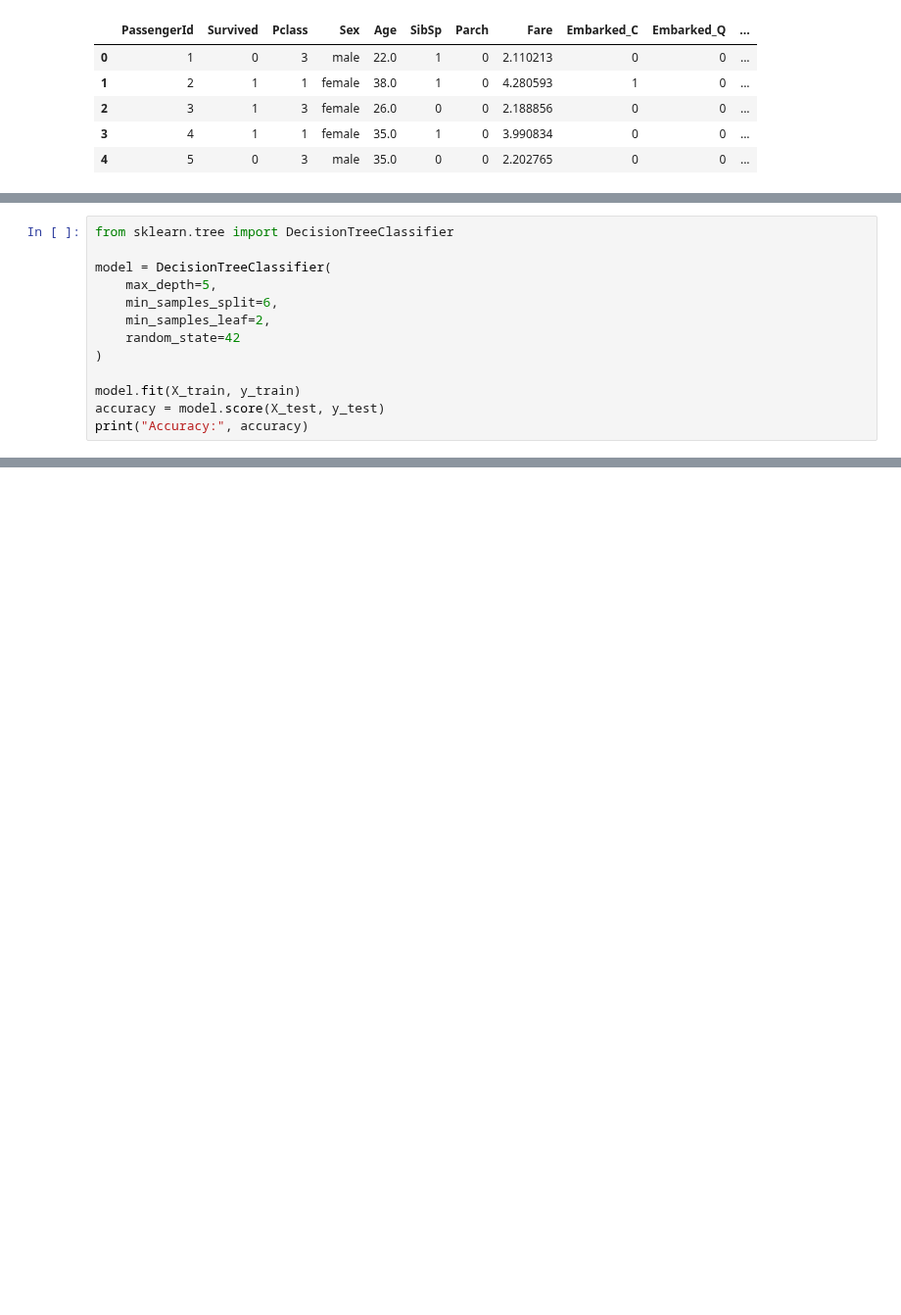
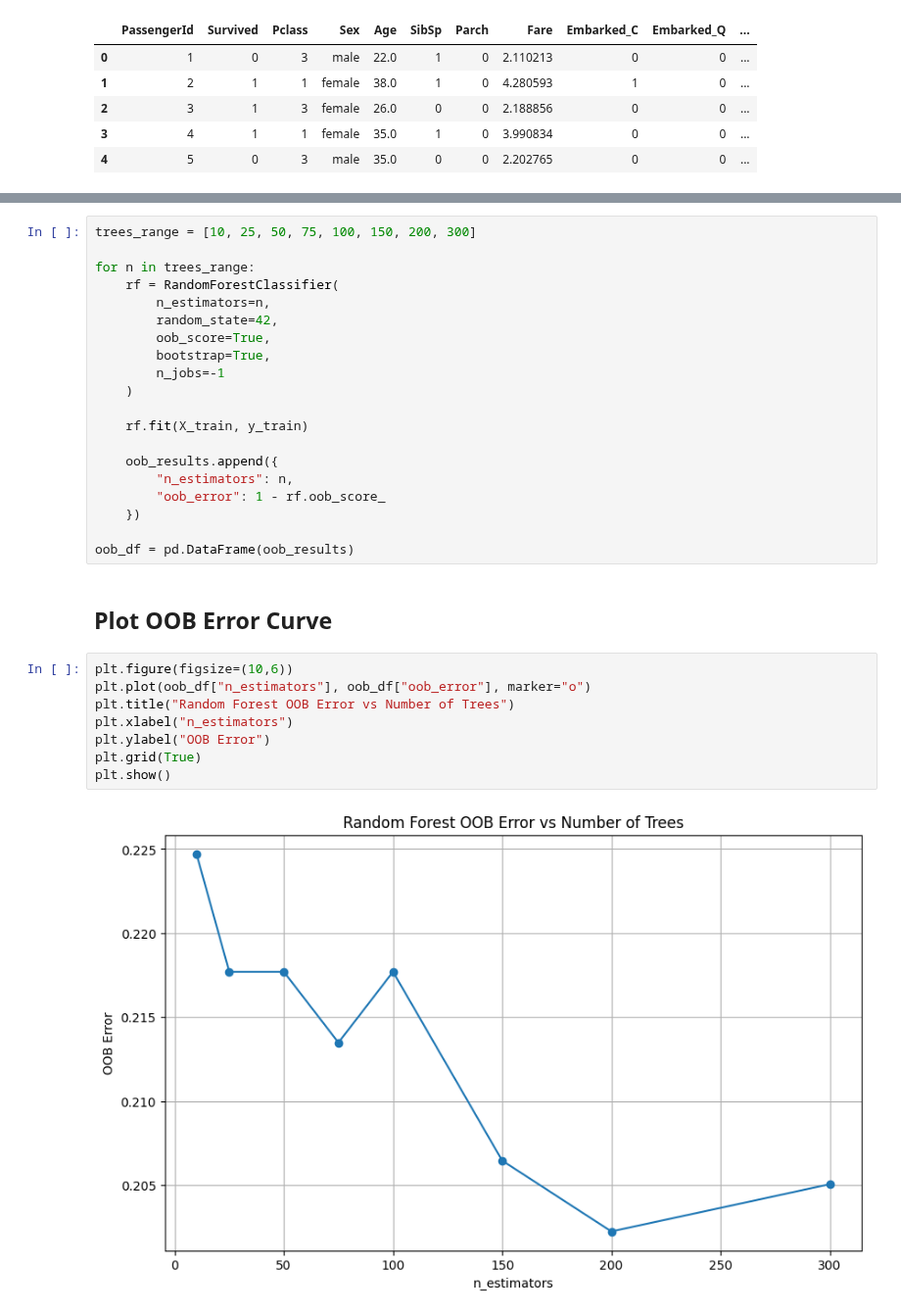
Before and after one commit to kietdoletuan/ai-ml-learning-portfolio, a Jupyter notebook: classical_ml/advanced_machine_learning/Random_Forest/project_titanic_classifier.ipynb, the cells around one changed output, grey strips where cells are left out. Shown at 98% size. Saved outputs shown, nothing was run; the diff lists cells and outputs as text; blank space fills up the shorter version.

Commit message:
add: Random Forest Rebuilt

```diff
--- a/classical_ml/advanced_machine_learning/Random_Forest/project_titanic_classifier.ipynb
+++ b/classical_ml/advanced_machine_learning/Random_Forest/project_titanic_classifier.ipynb
@@ -222,13 +86,0 @@ print(accuracy)
-# %%
-from sklearn.tree import DecisionTreeClassifier
-
-model = DecisionTreeClassifier(
-    max_depth=5,
-    min_samples_split=6,
-    min_samples_leaf=2,
-    random_state=42
-)
-
-model.fit(X_train, y_train)
-accuracy = model.score(X_test, y_test)
-print("Accuracy:", accuracy)
@@ -236,0 +140,32 @@ Accuracy: 0.8707865168539326
+# %%
+trees_range = [10, 25, 50, 75, 100, 150, 200, 300]
+
+for n in trees_range:
+    rf = RandomForestClassifier(
+        n_estimators=n,
+        random_state=42,
+        oob_score=True,
+        bootstrap=True,
+        n_jobs=-1
+    )
+
+    rf.fit(X_train, y_train)
+
+    oob_results.append({
+        "n_estimators": n,
+        "oob_error": 1 - rf.oob_score_
+    })
+
+oob_df = pd.DataFrame(oob_results)
+# %% [markdown]
+## Plot OOB Error Curve
+# %%
+plt.figure(figsize=(10,6))
+plt.plot(oob_df["n_estimators"], oob_df["oob_error"], marker="o")
+plt.title("Random Forest OOB Error vs Number of Trees")
+plt.xlabel("n_estimators")
+plt.ylabel("OOB Error")
+plt.grid(True)
+plt.show()
+# %% [output]
+[figure, added]
```
Also changed, not shown: parts of 14 cells of this notebook, 3 other files.
